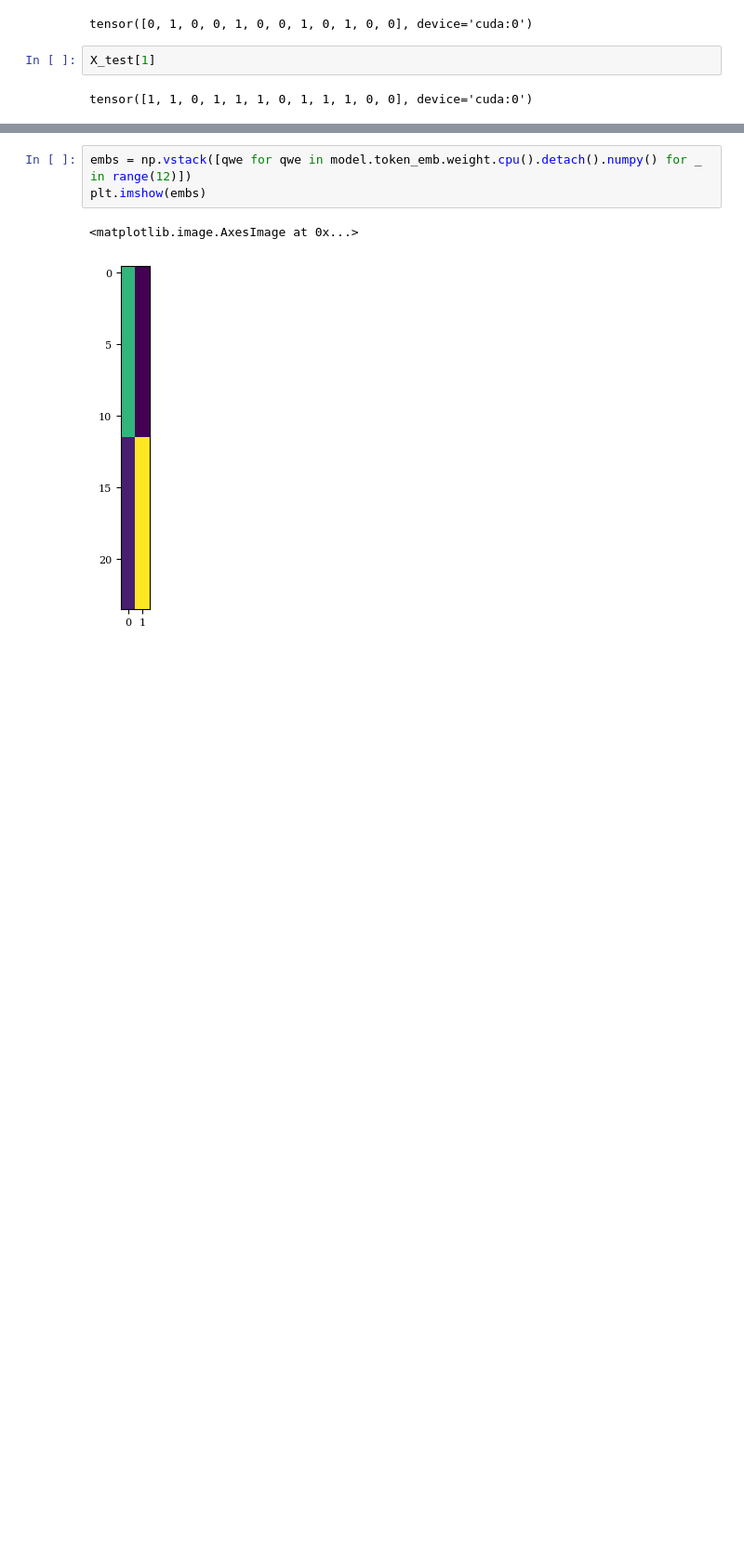
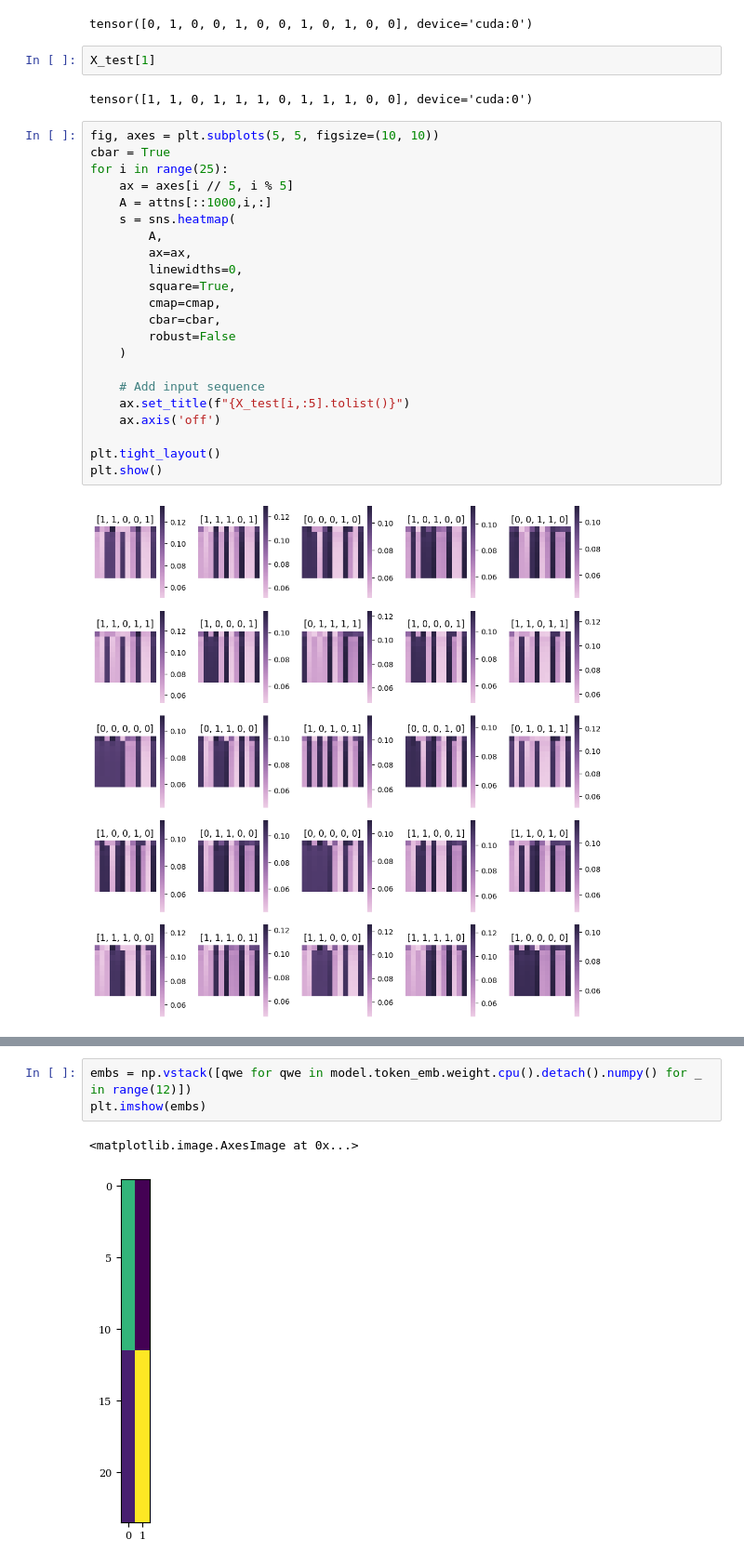
Before and after one commit to facebookresearch/pal, a Jupyter notebook: pruning/factorization.ipynb, the cells around one changed output, grey strips where cells are left out. Shown: that part at 93% size. Drawn from its saved outputs; the diff is of its cells as text; blank space fills up the shorter version.

```diff
--- a/pruning/factorization.ipynb
+++ b/pruning/factorization.ipynb
@@ -312,6 +346,30 @@ tensor([0, 1, 0, 0, 1, 0, 0, 1, 0, 1, 0, 0], device='cuda:0')
 X_test[1]
 # %% [output]
 tensor([1, 1, 0, 1, 1, 1, 0, 1, 1, 1, 0, 0], device='cuda:0')
+# %%
+fig, axes = plt.subplots(5, 5, figsize=(10, 10))
+cbar = True
+for i in range(25):
+    ax = axes[i // 5, i % 5]
+    A = attns[::1000,i,:]
+    s = sns.heatmap(
+        A,
+        ax=ax,
+        linewidths=0,
+        square=True,
+        cmap=cmap,
+        cbar=cbar,
+        robust=False
+    )
+
+    # Add input sequence
+    ax.set_title(f"{X_test[i,:5].tolist()}")
+    ax.axis('off')
+
+plt.tight_layout()
+plt.show()
+# %% [output]
+[figure, added]
 # %%
 fig, ax = plt.subplots(5, 5, figsize=(10, 10))
 
```
Also changed, not shown: parts of 10 cells of this notebook.
